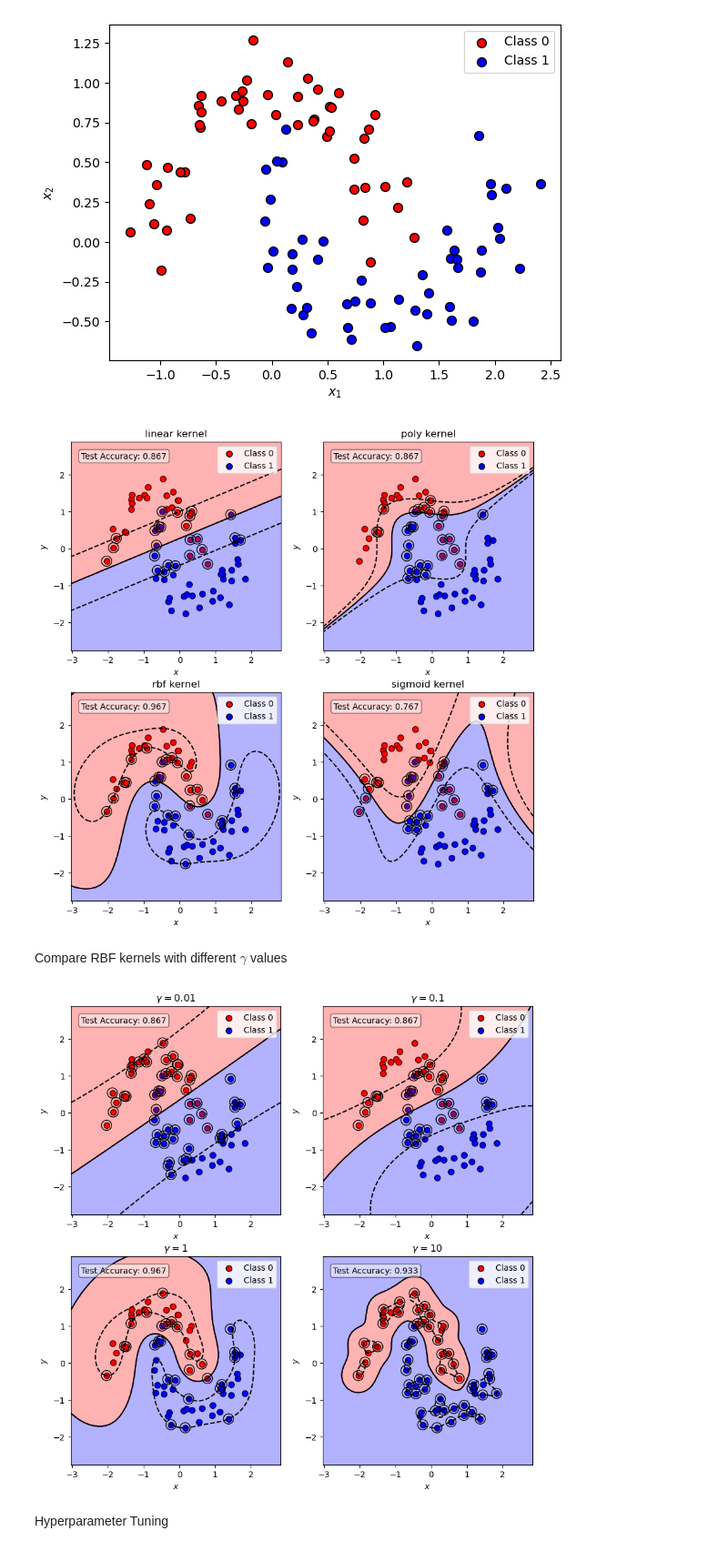
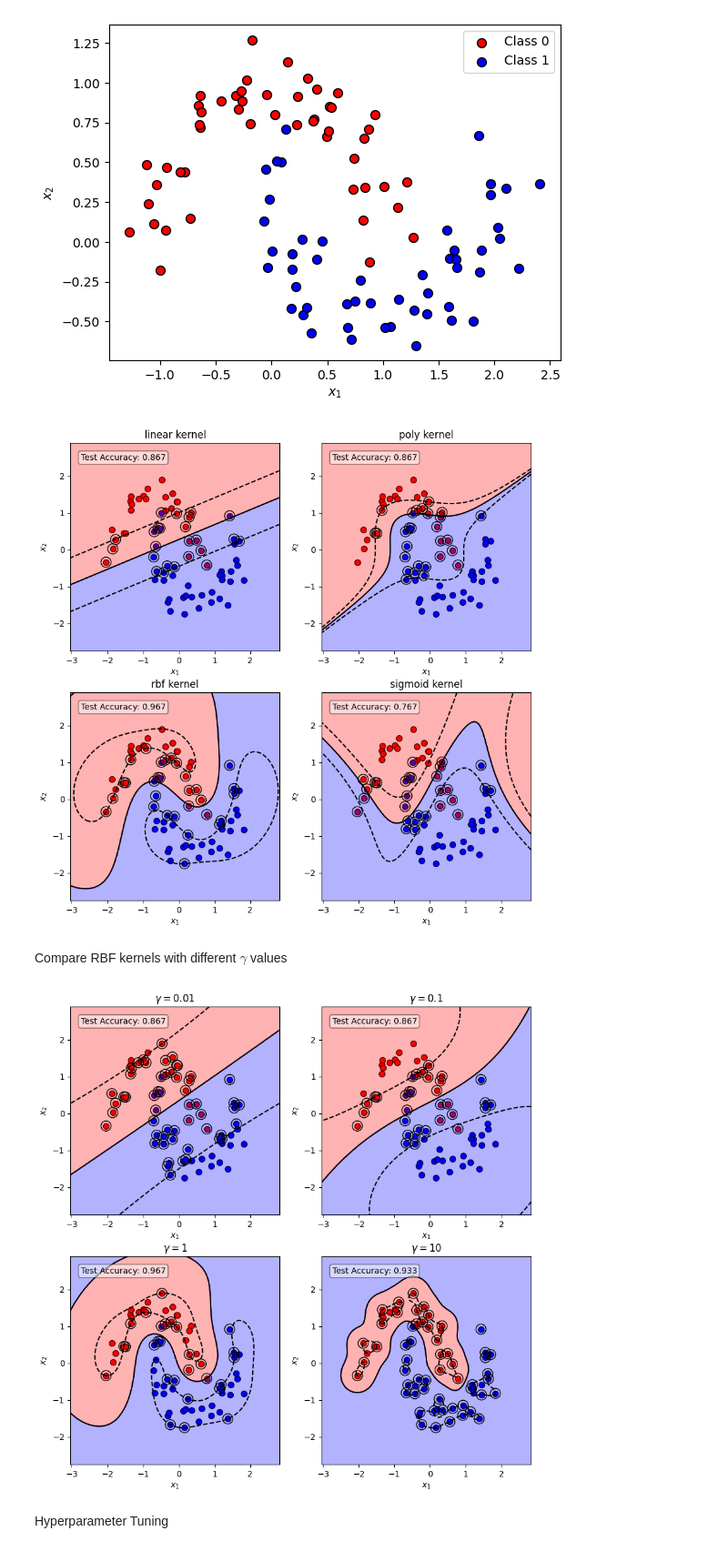
Before and after one commit to roiyeho/ml-book, a Jupyter notebook: Chapter11/KernelSVM.ipynb, the cells around one changed output. Shown: that part at 91% size. Cells and saved outputs as stored; diff of their text form; code cells hidden in the pictures.

```diff
--- a/Chapter11/KernelSVM.ipynb
+++ b/Chapter11/KernelSVM.ipynb
@@ -42,10 +42,10 @@ for kernel in kernels:
     model.fit(X_train_scaled, y_train)
     models.append((kernel, model))
 # %%
-def plot_svm_decision_boundary(model, X, y, feature_names=None, class_labels=None, ax=None):
+def plot_svm_decision_boundary(model, X, y, feature_names=None, class_labels=None, ax=None, legend=True):
     """Plot the decision boundary, margin, and support vectors of an SVM classifier."""
     if feature_names is None:
-        feature_names = ['$x$', '$y$']
+        feature_names = ['$x_1$', '$x_2$']
     if class_labels is None:
         class_labels = ['Class 0', 'Class 1']
     ax = ax or plt.gca()
@@ -73,19 +73,20 @@ def plot_svm_decision_boundary(model, X, y, feature_names=None, class_labels=Non
     # Highlight support vectors
     if hasattr(model, 'support_vectors_'):
         ax.scatter(model.support_vectors_[:, 0], model.support_vectors_[:, 1], s=150,
-                   facecolors='none', edgecolors='black')
+                   facecolors='none', edgecolors='black', label='support vectors')
 
     ax.set_xlabel(feature_names[0])
     ax.set_ylabel(feature_names[1])
-    ax.legend()
+    if legend:
+        ax.legend()
 # %%
 # Plot decision boundaries
 fig, axes = plt.subplots(2, 2, figsize=(10, 10))
 for (kernel, model), ax in zip(models, axes.flat):
     ax.set_title(f'{kernel} kernel')
-    plot_svm_decision_boundary(model, X_train_scaled, y_train, ax=ax)
+    plot_svm_decision_boundary(model, X_train_scaled, y_train, ax=ax, legend=False)
 
-    # Calculate test accuracy
+    # Calculate and display test accuracy
     test_accuracy = model.score(X_test_scaled, y_test)
     n_support_vectors = len(model.support_vectors_)
     ax.text(0.05, 0.95, f'Test Accuracy: {test_accuracy:.3f}', transform=ax.transAxes,
@@ -93,28 +94,32 @@ for (kernel, model), ax in zip(models, axes.flat):
 
 plt.savefig('figures/kernel_svm.pdf', bbox_inches='tight')
 # %% [output]
-[figure, old version]
+[figure, new version]
 # %% [markdown]
 Compare RBF kernels with different $\gamma$ values
 # %%
 fig, axes = plt.subplots(2, 2, figsize=(10, 10))
 
 gamma_values = [0.01, 0.1, 1, 10]
 for gamma, ax in zip(gamma_values, axes.flat):
     ax.set_title(f'$\gamma = {gamma}$')
+
+    # Train SVM with the specified gamma value
     model = SVC(kernel='rbf', gamma=gamma)
     model.fit(X_train_scaled, y_train)
-    plot_svm_decision_boundary(model, X_train_scaled, y_train, ax=ax)
 
-    # Calculate test accuracy
+    # Plot the decision boundaries
+    plot_svm_decision_boundary(model, X_train_scaled, y_train, ax=ax, legend=False)
+
+    # Calculate and display test accuracy
     test_accuracy = model.score(X_test_scaled, y_test)
     n_support_vectors = len(model.support_vectors_)
     ax.text(0.05, 0.95, f'Test Accuracy: {test_accuracy:.3f}', transform=ax.transAxes,
             verticalalignment='top', bbox=dict(boxstyle='round', facecolor='white', alpha=0.5))
 
 plt.savefig('figures/kernel_svm_varying_gamma.pdf', bbox_inches='tight')
 # %% [output]
-[figure, old version]
+[figure, new version]
 # %% [markdown]
 Hyperparameter Tuning
 # %%
```
Also changed, not shown: parts of 2 cells of this notebook, 56 other files.
